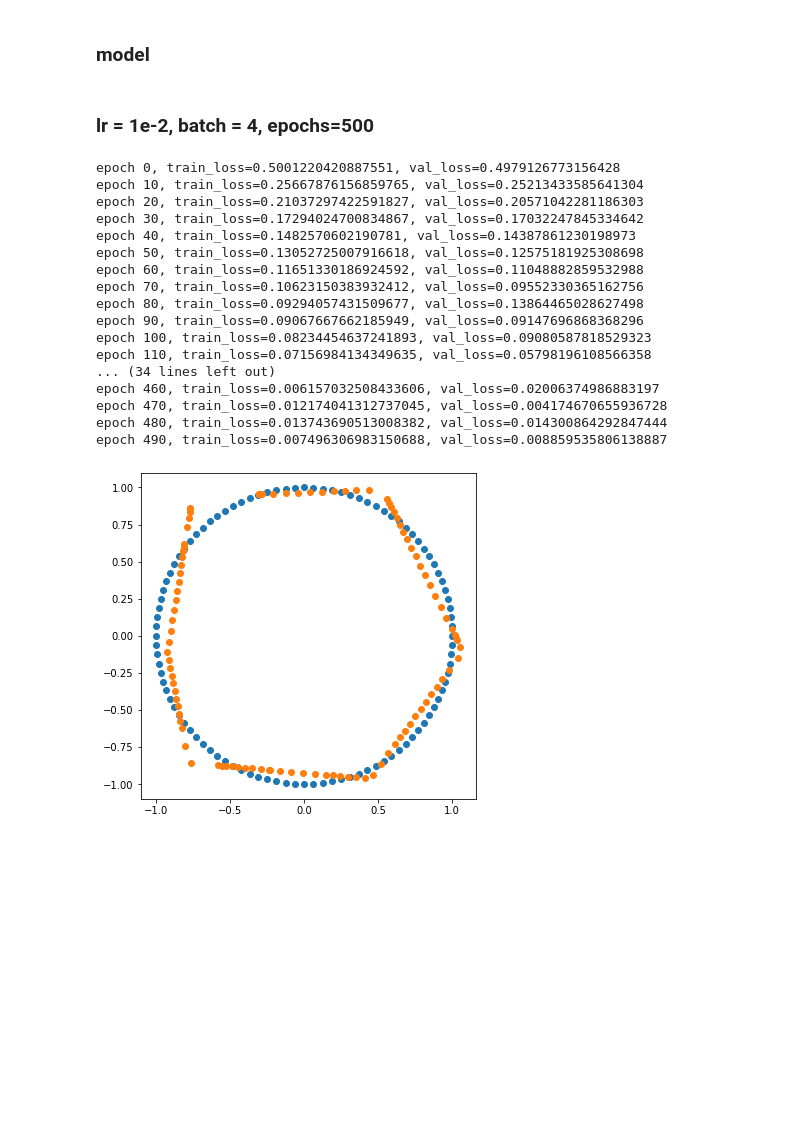
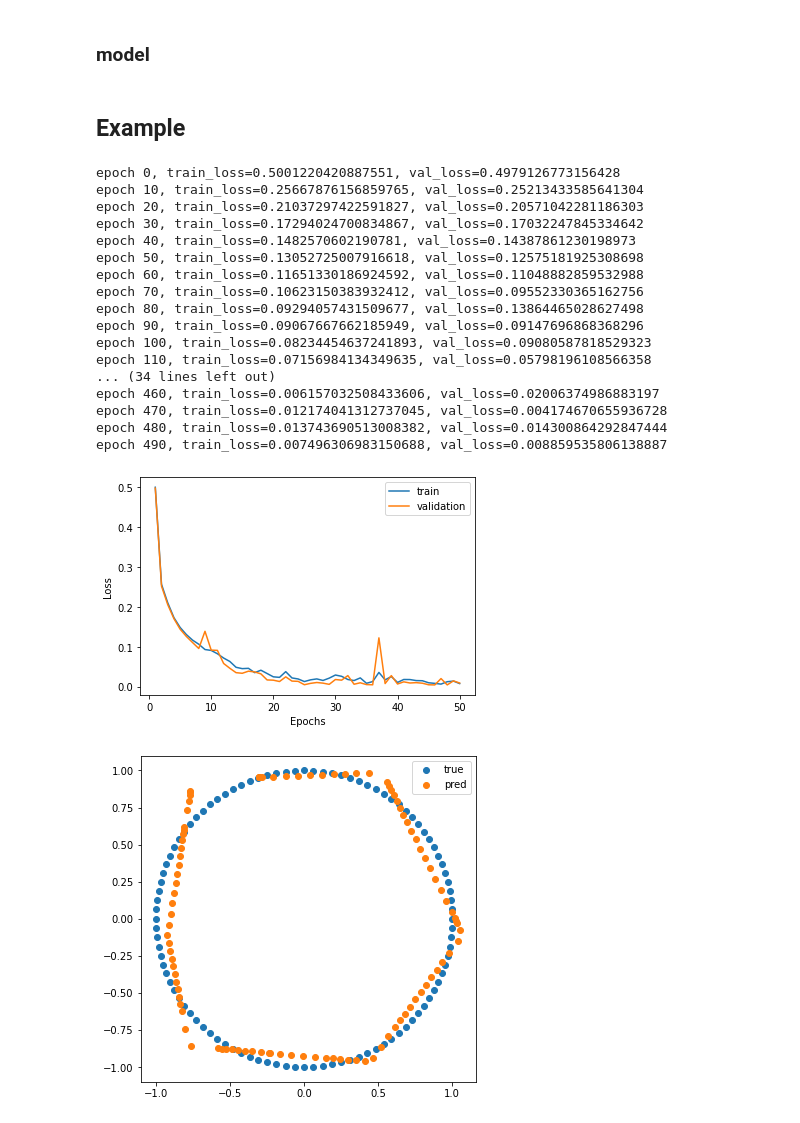
Before and after one commit to timurezer/circle-autoencoder, a Jupyter notebook: notebooks/autoencoder_numpy.ipynb, the cells around one changed output. Saved outputs shown, nothing was run; the diff lists cells and outputs as text; code cells hidden in the pictures; blank space fills up the shorter version.

Commit message:
add_plots

```diff
--- a/notebooks/autoencoder_numpy.ipynb
+++ b/notebooks/autoencoder_numpy.ipynb
@@ -121,7 +121,7 @@ def train_model(model, loss, lr, epochs, dataloaders, print_step=10):
                 f'epoch {epoch}, train_loss={train_loss}, val_loss={val_loss}')
 
             train_loss_all.append(train_loss)
-            # val_loss_all.append(val_loss)
+            val_loss_all.append(val_loss)
 
     return train_loss_all, val_loss_all
 
@@ -134,6 +134,26 @@ def create_data(n, noise=False, sigma=0.1):
         y += np.random.normal(0, sigma, n)
     data = np.hstack((x.reshape(-1, 1), y.reshape(-1, 1)))
     return data
+# %%
+def print_examples(model):
+    data = create_data(100)
+    pred = model.forward(data)
+    x, y = data[:, 0], data[:, 1]
+    x_pred, y_pred = pred[:, 0], pred[:, 1]
+
+    plt.figure(figsize=(6, 6))
+    plt.scatter(x, y, label='true')
+    plt.scatter(x_pred, y_pred, label='pred')
+    plt.legend()
+    plt.show()
+
+def plot_results(ax, train_loss, val_loss, label):
+    epochs = np.arange(1, len(train_loss) + 1)
+    ax.plot(epochs, train_loss, label='train')
+    ax.plot(epochs, val_loss, label='validation')
+    ax.set_xlabel('Epochs')
+    ax.set_ylabel(label)
+    ax.legend()
 # %% [markdown]
 ### model
 # %%
@@ -177,8 +197,8 @@ class AutoEncoder(Module):
             module.update(lr)
         for module in self.decoder:
             module.update(lr)
-# %% [markdown]
-### lr = 1e-2, batch = 4, epochs=500
+# %% [markdown]
+## Example
 # %%
 seed=42
 
@@ -197,39 +217,43 @@ data_train = create_data(700)    # 700
 data_val = create_data(100)
 
 dataloader_train = DataLoader(data_train, batch_size)
-# print(len(dataloader_train))
 dataloader_val = DataLoader(data_val, batch_size)
 dataloaders = [dataloader_train, dataloader_val]
 
 # train model
 train_loss, val_loss = train_model(model, loss, lr, epochs, dataloaders)
+
+# print loss graphs
+_, ax = plt.subplots()
+plot_results(ax, train_loss, val_loss, label='Loss')
 
 # look at examples
 data = create_data(100)
 pred = model.forward(data)
 x, y = data[:, 0], data[:, 1]
 x_pred, y_pred = pred[:, 0], pred[:, 1]
 
 plt.figure(figsize=(6, 6))
 plt.scatter(x, y, label='true')
 plt.scatter(x_pred, y_pred, label='pred')
 plt.show()
 # %% [output]
 epoch 0, train_loss=0.5001220420887551, val_loss=0.4979126773156428
 epoch 10, train_loss=0.25667876156859765, val_loss=0.25213433585641304
 epoch 20, train_loss=0.21037297422591827, val_loss=0.20571042281186303
 epoch 30, train_loss=0.17294024700834867, val_loss=0.17032247845334642
 epoch 40, train_loss=0.1482570602190781, val_loss=0.14387861230198973
 epoch 50, train_loss=0.13052725007916618, val_loss=0.12575181925308698
 epoch 60, train_loss=0.11651330186924592, val_loss=0.11048882859532988
 epoch 70, train_loss=0.10623150383932412, val_loss=0.09552330365162756
 epoch 80, train_loss=0.09294057431509677, val_loss=0.13864465028627498
 epoch 90, train_loss=0.09067667662185949, val_loss=0.09147696868368296
 epoch 100, train_loss=0.08234454637241893, val_loss=0.09080587818529323
 epoch 110, train_loss=0.07156984134349635, val_loss=0.05798196108566358
 ... (34 lines left out)
 epoch 460, train_loss=0.006157032508433606, val_loss=0.02006374986883197
 epoch 470, train_loss=0.012174041312737045, val_loss=0.004174670655936728
 epoch 480, train_loss=0.013743690513008382, val_loss=0.014300864292847444
 epoch 490, train_loss=0.007496306983150688, val_loss=0.008859535806138887
-[figure, old version]
+[figure, new version]
+[figure, added]
```
Also changed, not shown: 4 other files.
